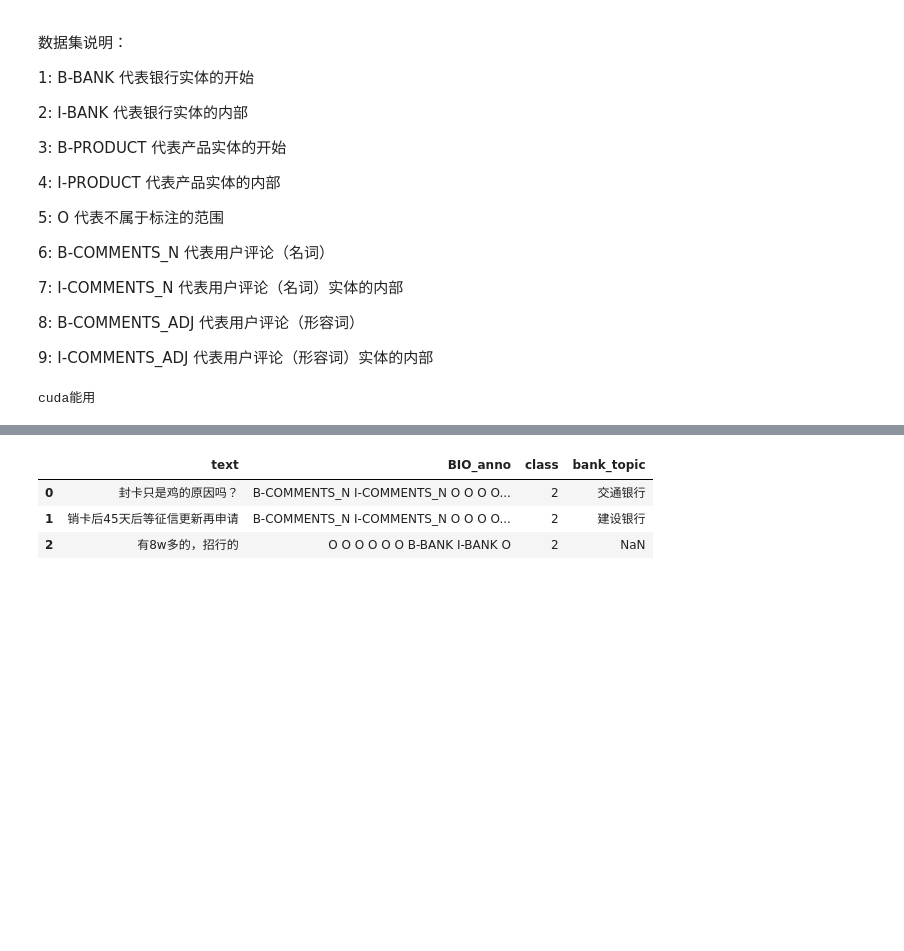
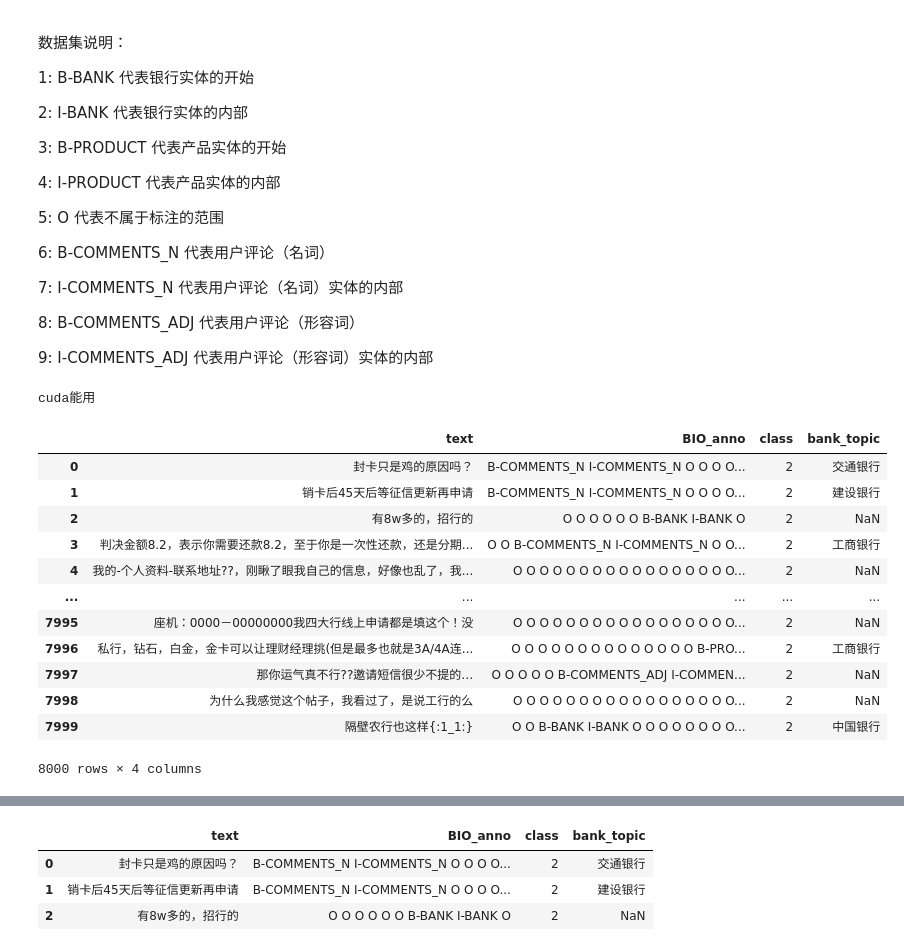
Before and after one commit to XFR1998/NER-Model, a Jupyter notebook: Bi-LSTM+CRF/bi-lstm+crf(使用pytorch-crf模块).ipynb, the cells around one changed output, grey strips where cells are left out. Cells and saved outputs as stored; diff of their text form; code cells hidden in the pictures; blank space fills up the shorter version.

```diff
--- a/Bi-LSTM+CRF/bi-lstm+crf(使用pytorch-crf模块).ipynb
+++ b/Bi-LSTM+CRF/bi-lstm+crf(使用pytorch-crf模块).ipynb
@@ -41,3 +43,19 @@ train_data, valid_data = train_test_split(data, test_size = 0.2, random_state=42
 train_data.index = list(range(len(train_data)))
 valid_data.index = list(range(len(valid_data)))
 test_data = pd.read_csv('./test_public.csv')
+# %%
+train_data
+# %% [output]
+|  | text | BIO_anno | class | bank_topic |
+| 0 | 封卡只是鸡的原因吗？ | B-COMMENTS_N I-COMMENTS_N O O O O... | 2 | 交通银行 |
+| 1 | 销卡后45天后等征信更新再申请 | B-COMMENTS_N I-COMMENTS_N O O O O... | 2 | 建设银行 |
+| 2 | 有8w多的，招行的 | O O O O O O B-BANK I-BANK O | 2 | NaN |
+| 3 | 判决金额8.2，表示你需要还款8.2，至于你是一次性还款，还是分期... | O O B-COMMENTS_N I-COMMENTS_N O O... | 2 | 工商银行 |
+| 4 | 我的-个人资料-联系地址??，刚瞅了眼我自己的信息，好像也乱了，我... | O O O O O O O O O O O O O O O O O... | 2 | NaN |
+| ... | ... | ... | ... | ... |
+| 7995 | 座机：0000－00000000我四大行线上申请都是填这个！没 | O O O O O O O O O O O O O O O O O... | 2 | NaN |
+| 7996 | 私行，钻石，白金，金卡可以让理财经理挑(但是最多也就是3A/4A连... | O O O O O O O O O O O O O O B-PRO... | 2 | 工商银行 |
+| 7997 | 那你运气真不行??邀请短信很少不提的… | O O O O O B-COMMENTS_ADJ I-COMMEN... | 2 | NaN |
+| 7998 | 为什么我感觉这个帖子，我看过了，是说工行的么 | O O O O O O O O O O O O O O O O O... | 2 | NaN |
+| 7999 | 隔壁农行也这样{:1_1:} | O O B-BANK I-BANK O O O O O O O O... | 2 | 中国银行 |
+8000 rows × 4 columns
```
Also changed, not shown: parts of 27 cells of this notebook, 2 other files.
